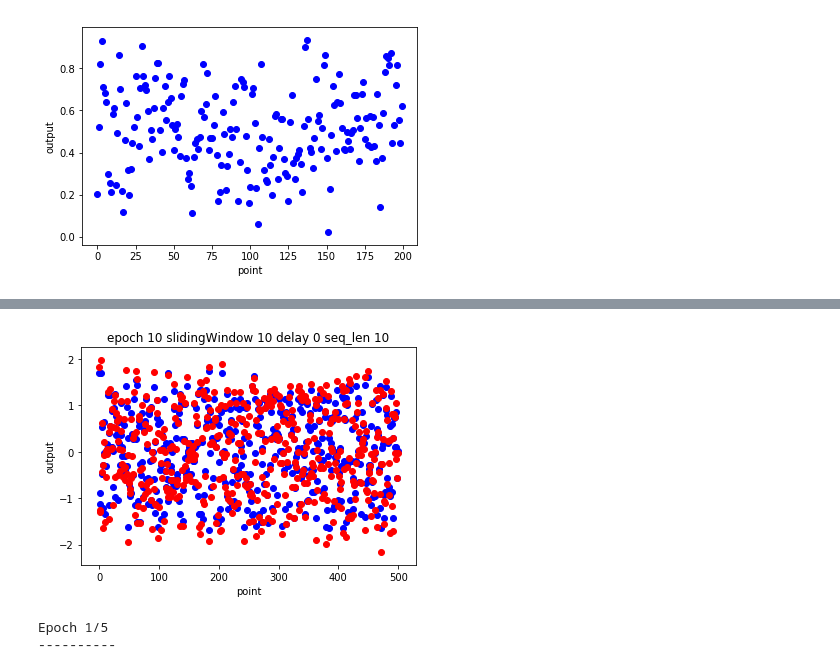
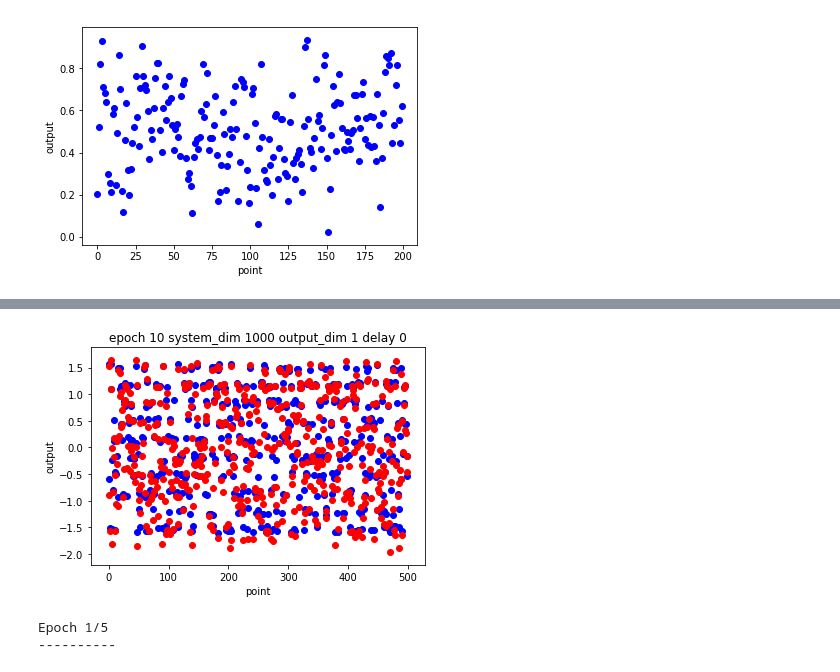
Before and after one commit to Fallensouls/human_model, a Jupyter notebook: model.ipynb, the cells around one changed output, grey strips where cells are left out. Drawn from its saved outputs; the diff is of its cells as text; code cells hidden in the pictures.

```diff
--- a/model.ipynb
+++ b/model.ipynb
@@ -303,8 +303,9 @@ delay = 0
 
 pbar = tqdm(range(1, epochs+1))
 
-
-gen_label(50,1,batch_size,True)  # 改变参数需要重新生成label，设reset=True
+system_dim = 1000
+output_dim = 1
+gen_label(system_dim,output_dim,batch_size,True)  # 改变参数需要重新生成label，设reset=True
 train_loader, test_loader = get_data(seq_len, batch_size, delay)
 for epoch in pbar:
     # h0 = torch.randn(2, batch_size-slidingWindow, feature_num).cuda()
@@ -362,20 +363,20 @@ with torch.no_grad():
 # %%
 gt_show = [i.cpu().detach().numpy() for k in gt for i in k]
 pred_show = [i.cpu().detach().numpy() for k in pred for i in k]
 # train_gt_show = [i.cpu().detach().numpy() for k in train_gt for i in k]
 # train_pred_show = [i.cpu().detach().numpy() for k in train_pred for i in k]
 length = 500
 # plt.scatter(list(range(length)), train_gt_show[0:length], c='b')
 # plt.scatter(list(range(length)), train_pred_show[0:length], c='r')
 plt.scatter(list(range(length)), gt_show[10:length+10], c='b')
 plt.scatter(list(range(length)), pred_show[10:length+10], c='r')
 plt.xlabel('point')
 plt.ylabel('output')
-plt.title("epoch {} slidingWindow {} delay {} seq_len {}".format(epochs, slidingWindow+InformationAdd-InformationLack, delay, seq_len))
+plt.title("epoch {} system_dim {} output_dim {} delay {}".format(epochs, system_dim, output_dim, delay))
 plt.show()
 plt.close()
 # %% [output]
-[figure, old version]
+[figure, new version]
 # %%
 import torch
 import sys
```
Also changed, not shown: parts of 2 cells of this notebook, 2 other files.
